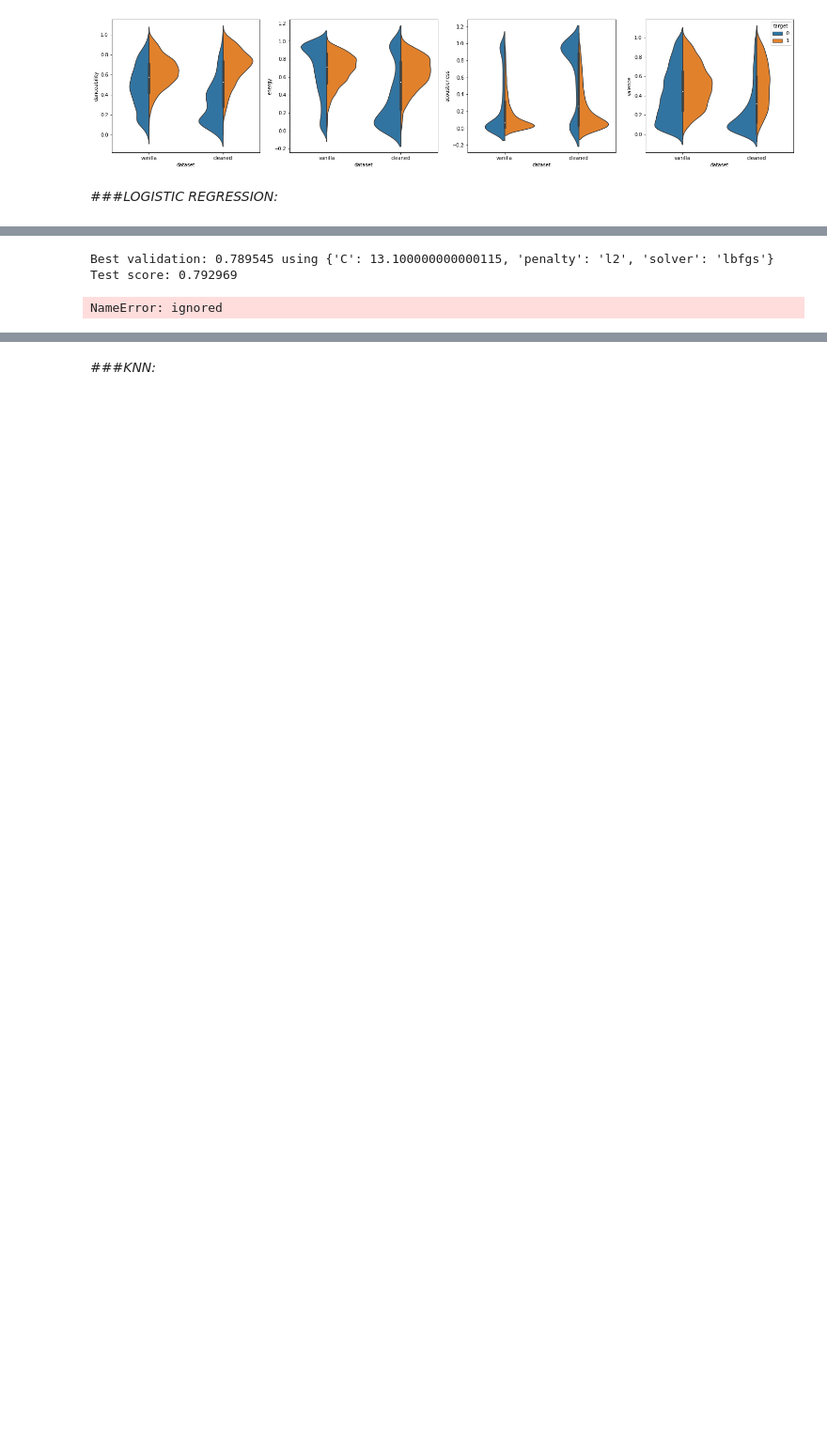
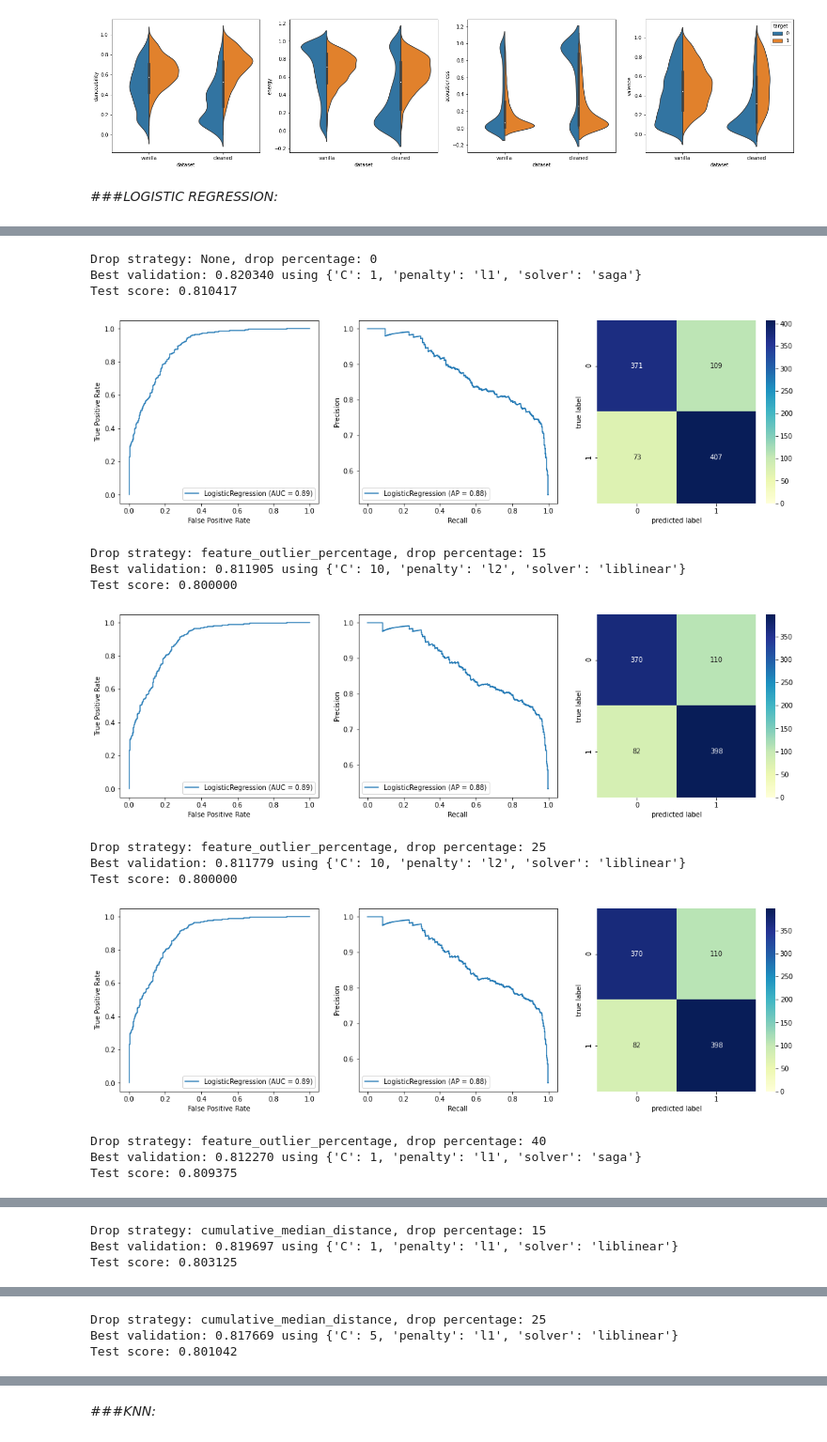
Before and after one commit to MatteoStoisa/DataSpaces_project, a Jupyter notebook: projectDataSpacesMatteoStoisa_the_spotify_hit_predictor_dataset_dataset_of_10s.ipynb, the cells around one changed output, grey strips where cells are left out. Shown at 94% size. Cells and saved outputs as stored; diff of their text form; code cells hidden in the pictures; blank space fills up the shorter version.

Commit message:
implemented grid searches

```diff
--- a/projectDataSpacesMatteoStoisa_the_spotify_hit_predictor_dataset_dataset_of_10s.ipynb
+++ b/projectDataSpacesMatteoStoisa_the_spotify_hit_predictor_dataset_dataset_of_10s.ipynb
@@ -503,8 +508,7 @@ def custom_cv_splitter(nFolds, ds, drop_strategy, drop_percentage):
     to_delete = drop_by(ds.loc[train_indices], drop_percentage, drop_strategy)
     yield (np.array([idx for idx in train_indices if idx not in to_delete]), np.array(validation_indices))
 # %%
-def plot_metrics(grid_result_model, x, y, drop_strategy=None, drop_percentage=0):
-  #if drop_strategy is not None and drop_percentage is not 0:
+def plot_metrics(model_type, grid_result_model, x, y, drop_strategy=None, drop_percentage=0):
   print('Drop strategy: {}, drop percentage: {}'.format(drop_strategy, drop_percentage))
   print("Best validation: %f using %s" % (grid_result_model.best_score_, grid_result_model.best_params_))
   print("Test score: %f" % metrics.accuracy_score(grid_result_model.best_estimator_.predict(x), y))
@@ -514,6 +518,10 @@ def plot_metrics(grid_result_model, x, y, drop_strategy=None, drop_percentage=0)
   metrics.plot_precision_recall_curve(grid_result_model.best_estimator_, x, y, ax=axes[1])
   sns.heatmap(metrics.confusion_matrix(y, grid_result_model.best_estimator_.predict(x)), ax=axes[2], annot=True, fmt="d", vmin=0, cmap="YlGnBu").set(xlabel='predicted label', ylabel='true label')
   plt.show()
+  print()
+
+results = pd.DataFrame(columns=['model', 'param1', 'param2', 'param3', 'drop_strategy', 'drop_percentage', 'accuracy'])
+x_train, x_test, y_train, y_test = train_test_split(dataset, dataset_labels, test_size=0.15, stratify=dataset_labels, random_state=15)
 # %% [markdown]
 ###*LOGISTIC REGRESSION:*
 # %%
@@ -583,4 +565,0 @@ def train_validate_test(model):
-# %%
-results = train_validate_test('LogisticRegression')
-
-plot(results)
@@ -740,41 +566,18 @@ Test score: 0.803906
-# %%
-#dropped score
-model = LogisticRegression(max_iter=200)
-solvers = ['lbfgs']
-penalty = ['l2']
-c_values = np.arange(5, 20, 0.025)
-
-grid = dict(solver=solvers,penalty=penalty,C=c_values)
-grid_search = GridSearchCV(estimator=model,
-                           param_grid=grid,
-                           n_jobs=-1,
-                           cv=5,
-                           scoring='accuracy',
-                           error_score=0)
-grid_result = grid_search.fit(x_train_dropped_score, y_train_dropped_score)
-
-print("Best validation: %f using %s" % (grid_result.best_score_, grid_result.best_params_))
-print("Test score: %f" % metrics.accuracy_score(grid_result.best_estimator_.predict(x_test_dropped_score), y_test_dropped_score))
-# %% [output]
-Best validation: 0.789545 using {'C': 13.100000000000115, 'penalty': 'l2', 'solver': 'lbfgs'}
-Test score: 0.792969
-# %%
-#dropped marked score
-model = LogisticRegression(max_iter=200)
-solvers = ['lbfgs']
-penalty = ['l2']
-c_values = np.arange(5, 20, 0.025)
-
-grid = dict(solver=solvers,penalty=penalty,C=c_values)
-grid_search = GridSearchCV(estimator=model,
-                           param_grid=grid,
-                           n_jobs=-1,
-                           cv=5,
-                           scoring='accuracy',
-                           error_score=0)
-grid_result = grid_search.fit(x_train_dropped_marked_score, y_train_dropped_marked_score)
-
-print("Best validation: %f using %s" % (grid_result.best_score_, grid_result.best_params_))
-print("Test score: %f" % metrics.accuracy_score(grid_result.best_estimator_.predict(x_test_dropped_marked_score), y_test_dropped_marked_score))
-# %% [output]
-NameError: ignored
+# %%
+results = train_validate_test_LogisticRegression(results, x_train, y_train, x_test, y_test)
+# %% [output]
+Drop strategy: None, drop percentage: 0
+Best validation: 0.820340 using {'C': 1, 'penalty': 'l1', 'solver': 'saga'}
+Test score: 0.810417
+[figure, added]
+Drop strategy: feature_outlier_percentage, drop percentage: 15
+Best validation: 0.811905 using {'C': 10, 'penalty': 'l2', 'solver': 'liblinear'}
+Test score: 0.800000
+[figure, added]
+Drop strategy: feature_outlier_percentage, drop percentage: 25
+Best validation: 0.811779 using {'C': 10, 'penalty': 'l2', 'solver': 'liblinear'}
+Test score: 0.800000
+[figure, added]
+Drop strategy: feature_outlier_percentage, drop percentage: 40
+Best validation: 0.812270 using {'C': 1, 'penalty': 'l1', 'solver': 'saga'}
+Test score: 0.809375
@@ -780,0 +585,3 @@ NameError: ignored
+Drop strategy: cumulative_median_distance, drop percentage: 15
+Best validation: 0.819697 using {'C': 1, 'penalty': 'l1', 'solver': 'liblinear'}
+Test score: 0.803125
@@ -780,0 +589,3 @@ NameError: ignored
+Drop strategy: cumulative_median_distance, drop percentage: 25
+Best validation: 0.817669 using {'C': 5, 'penalty': 'l1', 'solver': 'liblinear'}
+Test score: 0.801042
```
Also changed, not shown: parts of 24 cells of this notebook.
